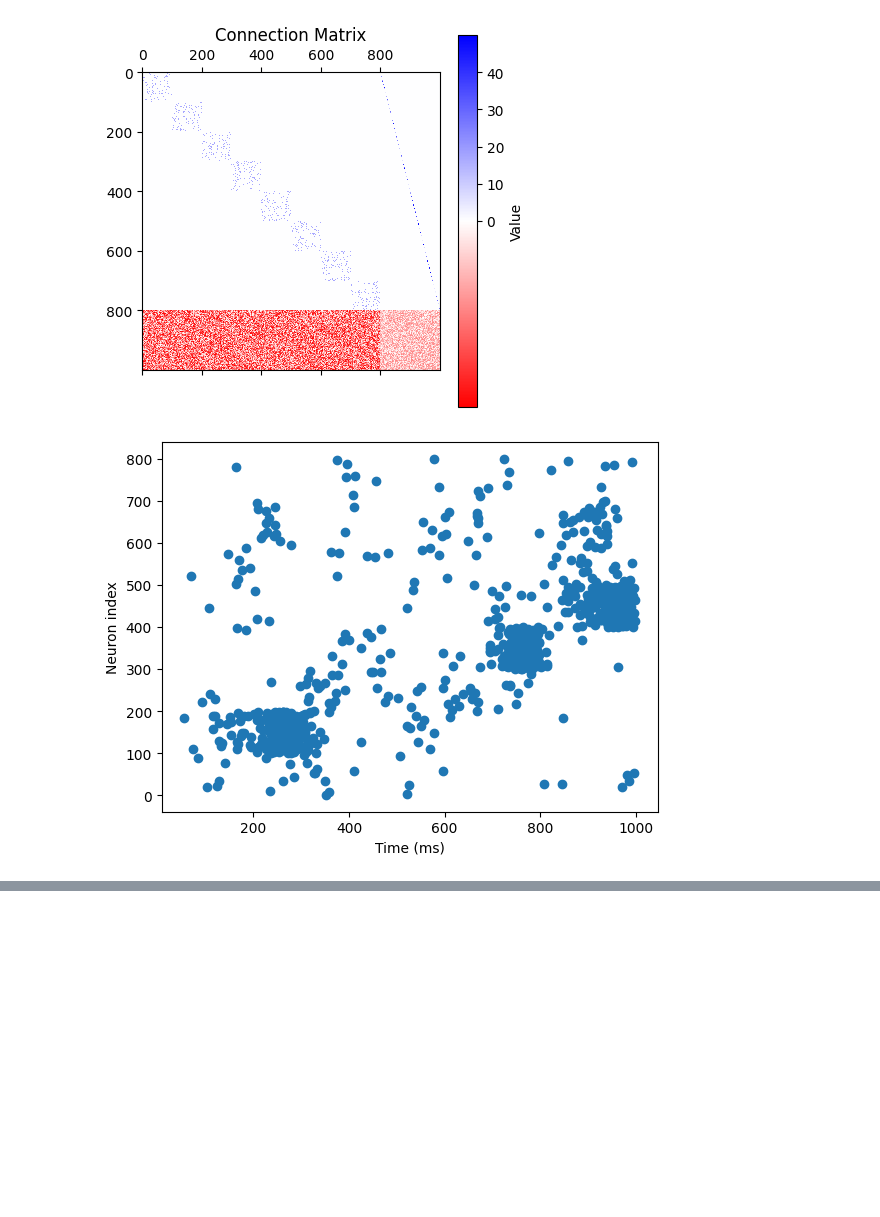
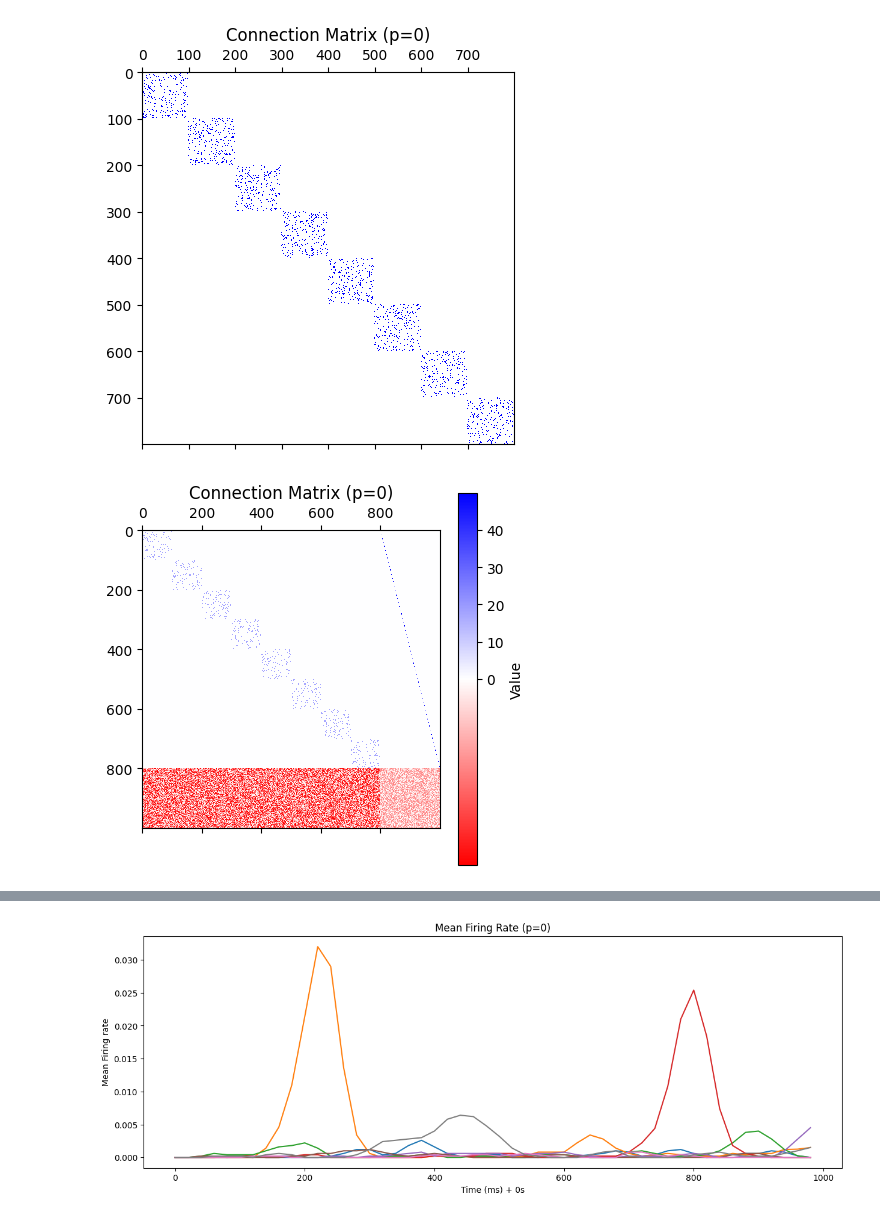
Before and after one commit to StevenChenWaiHo/Neurodynamics, a Jupyter notebook: modularNetwork.ipynb, the cells around one changed output, grey strips where cells are left out. Saved outputs shown, nothing was run; the diff lists cells and outputs as text; code cells hidden in the pictures; blank space fills up the shorter version.

Commit message:
plot successful

```diff
--- a/modularNetwork.ipynb
+++ b/modularNetwork.ipynb
@@ -4,7 +4,6 @@ import numpy as np
 import matplotlib.pyplot as plt
 import matplotlib.colors as mcolors
 import random
-
 
 N_MODULE = 8
 N_MODULE_EXCITATORY = 100
@@ -74,20 +73,26 @@ for s in range(N_EXCITATORY):
 
             W[s, new_target] = 1
 
+colors = ['white', 'blue']
+cmap = mcolors.LinearSegmentedColormap.from_list('white_blue', colors)
+plt.matshow(W[:N_EXCITATORY, :N_EXCITATORY], cmap=cmap)
+plt.title(f"Connection Matrix (p={p})")
+plt.show()
+
 # Include Scaling Factor
 W[:N_EXCITATORY, :N_EXCITATORY] *= EtoE_SCALING_FACTOR
 W[:N_EXCITATORY, N_EXCITATORY:] *= EtoI_SCALING_FACTOR
 W[N_EXCITATORY:, :N_EXCITATORY] *= ItoE_SCALING_FACTOR
 W[N_EXCITATORY:, N_EXCITATORY:] *= ItoI_SCALING_FACTOR
 
-# Plot
+# Weights Plot
 vmin, vmax = W.min(), W.max()
 norm = mcolors.TwoSlopeNorm(vmin=vmin, vcenter=0, vmax=vmax)
 colors = ['red', 'white', 'blue']
 cmap = mcolors.LinearSegmentedColormap.from_list('red_white_blue', colors)
 plt.matshow(W, cmap=cmap, norm=norm, interpolation='nearest')
 plt.colorbar(label="Value")
-plt.title("Connection Matrix")
+plt.title(f"Connection Matrix (p={p})")
 plt.show()
 
 
@@ -102,38 +107,45 @@ d = np.ones(N)
 b[:N_EXCITATORY] = 0.2
 d[:N_EXCITATORY] = 8
 
 # Inhibitory
 b[N_EXCITATORY:] = 0.25
 d[N_EXCITATORY:] = 2
 
 net.setWeights(W)
 net.setDelays(D)
 net.setParameters(a, b, c, d)
 
+# Raster Plot
 T = 1000
 V = np.zeros((T, N))
 for t in range(T):
     net.setCurrent((np.random.poisson(poissonLambda, N) > 0) * 15)
     net.update()
     V[t,:], _ = net.getState()
 
 t, n = np.where(V[:,:N_EXCITATORY] > 29)
-plt.scatter(t, n)
+plt.figure(figsize=(15, 5))
+plt.scatter(t, n, s=30, c='blue')
 plt.xlabel('Time (ms)')
 plt.ylabel('Neuron index')
+plt.title(f"Raster plot (p={p})")
 plt.show()
 
+# Mean Firing Rate
 interval = 20
 MFR = np.zeros((T // interval, N_MODULE))
 window = 50
-for t in range(0, T - window, interval):
+for t in range(0, T, interval):
     for m in range(N_MODULE):
-        MFR[t // interval][m] = np.count_nonzero(V[t:t+window, :m * N_MODULE_EXCITATORY] > 29) / window
+        matrix = V[t:t+window, m * N_MODULE_EXCITATORY:(m+1) * N_MODULE_EXCITATORY]
+        MFR[t // interval][m] = np.count_nonzero(matrix > 29) / matrix.size
 
-plt.plot(MFR)
-plt.xlabel('Time (ms)')
-plt.ylabel('Neuron index')
+plt.figure(figsize=(15, 5))
+plt.plot(range(0, T, interval), MFR[:])
+plt.xlabel('Time (ms) + 0s')
+plt.ylabel('Mean Firing rate')
+plt.title(f"Mean Firing Rate (p={p})")
 plt.show()
 # %% [output]
-[figure, old version]
+[figure, new version]
-[figure, old version]
+[figure, new version]
@@ -140,0 +153 @@ plt.show()
+[figure, added]
```
Also changed, not shown: parts of 1 cell of this notebook.
